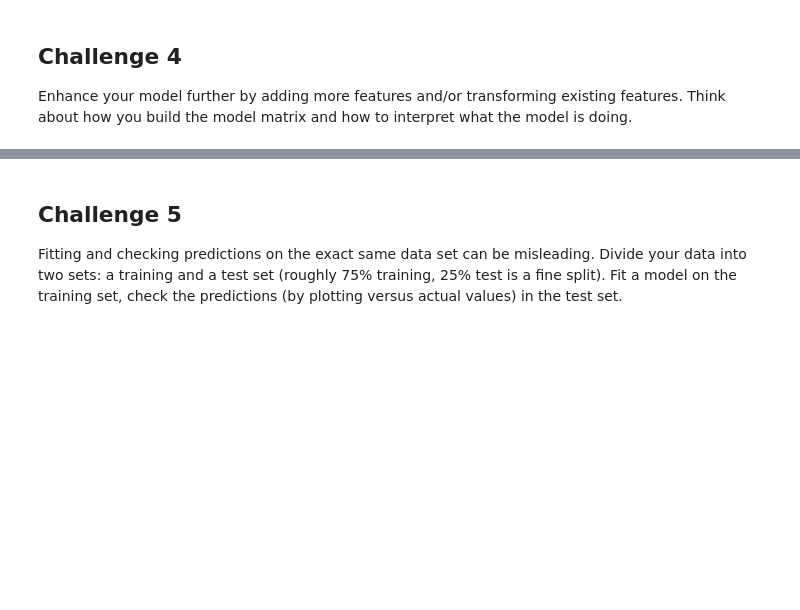
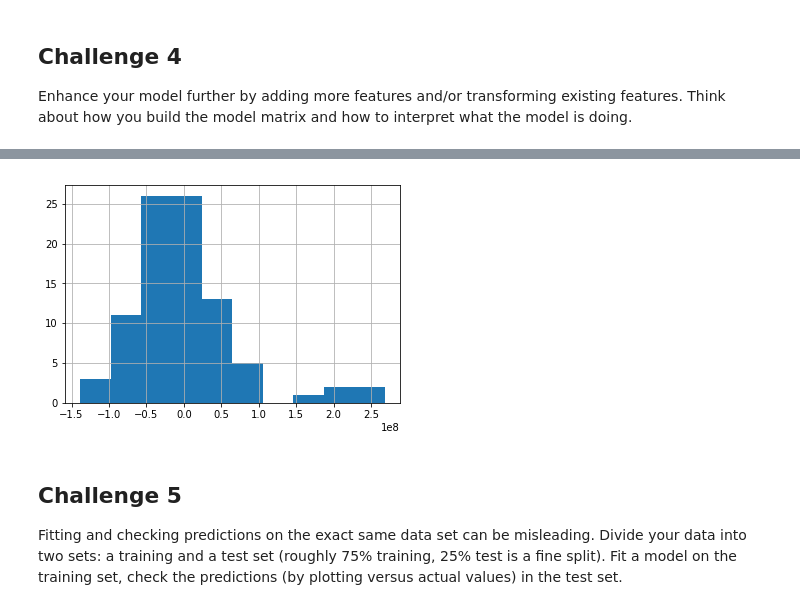
Before and after one commit to kpuryear/Puryear_Metis, a Jupyter notebook: challenges/challenge_5.ipynb, the cells around one changed output, grey strips where cells are left out. Drawn from its saved outputs; the diff is of its cells as text; code cells hidden in the pictures; blank space fills up the shorter version.

```diff
--- a/challenges/challenge_5.ipynb
+++ b/challenges/challenge_5.ipynb
@@ -239,3 +279,7 @@ Enhance your model further by adding more features and/or transforming existing
+# %%
+fit4.resid.hist();
+# %% [output]
+[figure, added]
 # %% [markdown]
 ## Challenge 5
 
```
Also changed, not shown: parts of 9 cells of this notebook.
